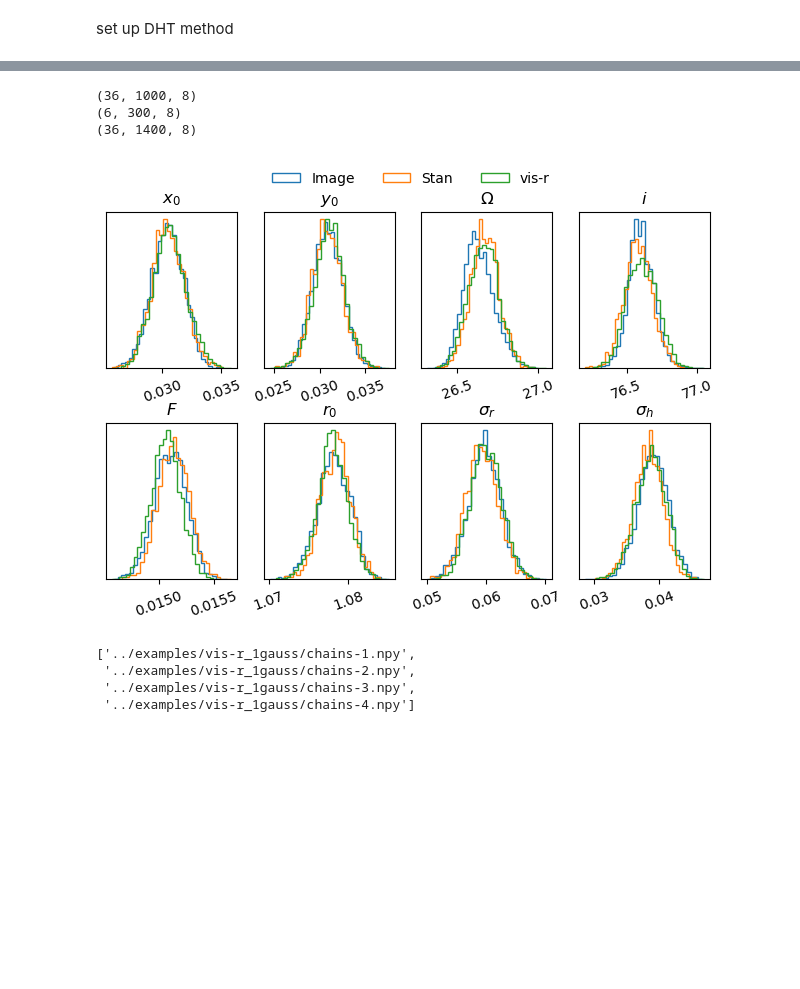
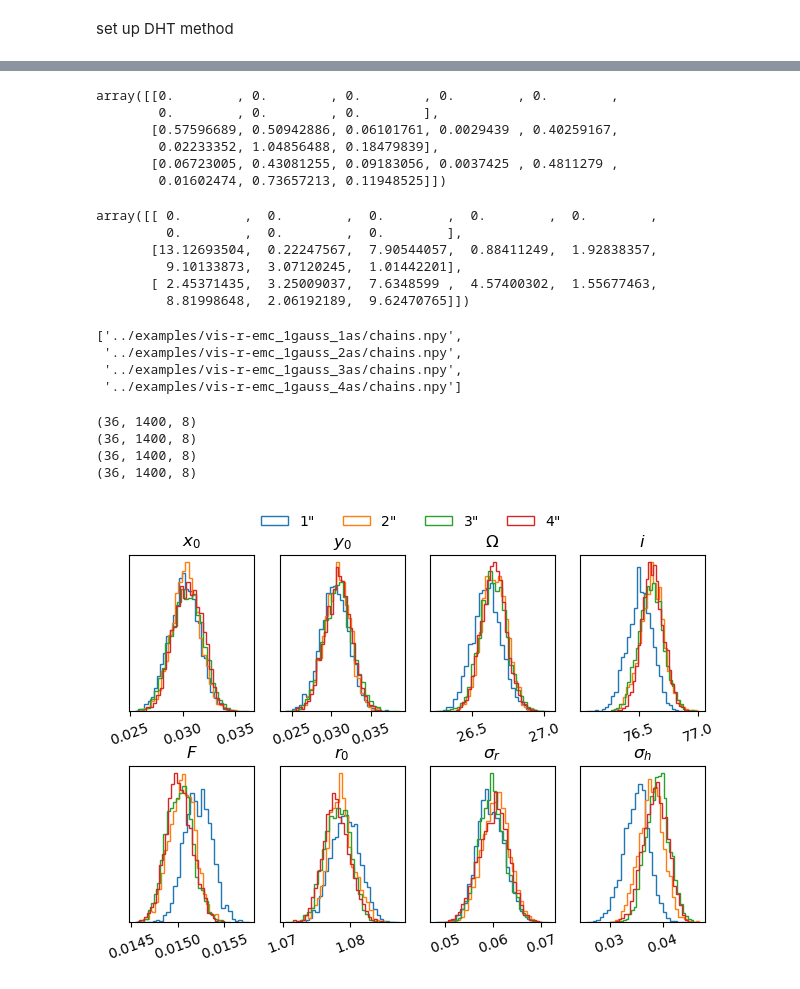
Before and after one commit to drgmk/vis-r, a Jupyter notebook: notebooks/mcmc_fitting.ipynb, the cells around one changed output, grey strips where cells are left out. Drawn from its saved outputs; the diff is of its cells as text; code cells hidden in the pictures; blank space fills up the shorter version.

```diff
--- a/notebooks/mcmc_fitting.ipynb
+++ b/notebooks/mcmc_fitting.ipynb
@@ -313,6 +321,6 @@ _ = ax.loglog(N, tau)
 # %%
 # see what the chains look like, skip a burn in period if desired
-burn = 900
+burn = 400
 fig,ax = plt.subplots(ndim+1,2,figsize=(9.5,5),sharex='col',sharey=False)
 
 for j in range(nwalkers):
@@ -335,2 +342,0 @@ fig.savefig(outdir+'/chains-'+model_name+'.png')
-# %%
-_ = arviz.plot_trace(arviz.from_emcee(sampler))
@@ -383,7 +388,8 @@ ax.scatter(ruv, vis, s=0.1, color='g')
 # %%
 fs = glob.glob('../examples/*/chain*[a-z].np[yz]')
 fs.sort()
-fs = fs[:3]
+# choose just the ones we want
+fs = [fs[0], fs[1], fs[-1]]
 fs
 # %% [output]
 ['../examples/gauss_3d_img/chains-gauss_3d_img.npz',
@@ -392,46 +443,66 @@ fs
+# %%
+np.abs(par/par[0] - 1)*100
+# %% [output]
+array([[0.        , 0.        , 0.        , 0.        , 0.        ,
+        0.        , 0.        , 0.        ],
+       [0.57596689, 0.50942886, 0.06101761, 0.0029439 , 0.40259167,
+        0.02233352, 1.04856488, 0.18479839],
+       [0.06723005, 0.43081255, 0.09183056, 0.0037425 , 0.4811279 ,
+        0.01602474, 0.73657213, 0.11948525]])
+# %%
+np.abs(std/std[0] - 1)*100
+# %% [output]
+array([[ 0.        ,  0.        ,  0.        ,  0.        ,  0.        ,
+         0.        ,  0.        ,  0.        ],
+       [13.12693504,  0.22247567,  7.90544057,  0.88411249,  1.92838357,
+         9.10133873,  3.07120245,  1.01442201],
+       [ 2.45371435,  3.25009037,  7.6348599 ,  4.57400302,  1.55677463,
+         8.81998648,  2.06192189,  9.62470765]])
+# %%
+fs = glob.glob('../examples/vis-r-emc_1gauss_*/chains.npy')
+fs.sort()
+fs
+# %% [output]
+['../examples/vis-r-emc_1gauss_1as/chains.npy',
+ '../examples/vis-r-emc_1gauss_2as/chains.npy',
+ '../examples/vis-r-emc_1gauss_3as/chains.npy',
+ '../examples/vis-r-emc_1gauss_4as/chains.npy']
 # %%
 fig, ax = plt.subplots(2, 4)
 a = ax.flatten()
-lab = ['Image', 'Stan', 'vis-r']
+lab = [1,2,3,4]
 
 for j,f in enumerate(fs):
     if 'npz' in f:
         chains = np.load(f)['arr_0']
     elif 'stan' in f:
         chains = np.moveaxis(np.load(f),0,-1)
         chains[:,:,2] *= 180/np.pi
         chains[:,:,3] *= 180/np.pi
     else:
         chains = np.load(f)
     print(chains.shape)
     for i in range(ii.n_params):
         if i == 0:
-            a[i].hist(chains[:,-500:,i].flatten(), bins=30, histtype='step', density=True, label=lab[j], log=False)
+            a[i].hist(chains[:,-400:,i].flatten(), bins=30, histtype='step', density=True, label=f'{lab[j]}"', log=False)
         else:
-            a[i].hist(chains[:,-500:,i].flatten(), bins=30, histtype='step', density=True, log=False)
+            a[i].hist(chains[:,-400:,i].flatten(), bins=30, histtype='step', density=True, log=False)
         a[i].set_title(ii.params[i])
         a[i].get_yaxis().set_visible(False)
 
 for _ in a:
     _.tick_params(axis='x', labelrotation=20)
 
 fig.legend(loc='upper center', bbox_to_anchor=(0.5, 0.99),
-             ncol=3, frameon=False)
+           ncol=4, frameon=False)
 
+# a[0].legend(frameon=False)
 fig.tight_layout()
 fig.subplots_adjust(hspace=0.35, wspace=0.2, top=0.88)
-fig.savefig('../doc/comp.png', dpi=150)
+fig.savefig('../doc/avg.png', dpi=150)
 # %% [output]
-(36, 1000, 8)
-(6, 300, 8)
 (36, 1400, 8)
+(36, 1400, 8)
+(36, 1400, 8)
+(36, 1400, 8)
-[figure, old version]
+[figure, new version]
-# %%
-fs = glob.glob('../examples/vis-r_1gauss/chains-[0-9].npy')
-fs.sort()
-fs
-# %% [output]
-['../examples/vis-r_1gauss/chains-1.npy',
- '../examples/vis-r_1gauss/chains-2.npy',
- '../examples/vis-r_1gauss/chains-3.npy',
- '../examples/vis-r_1gauss/chains-4.npy']
```
Also changed, not shown: parts of 19 cells of this notebook, 15 other files.
